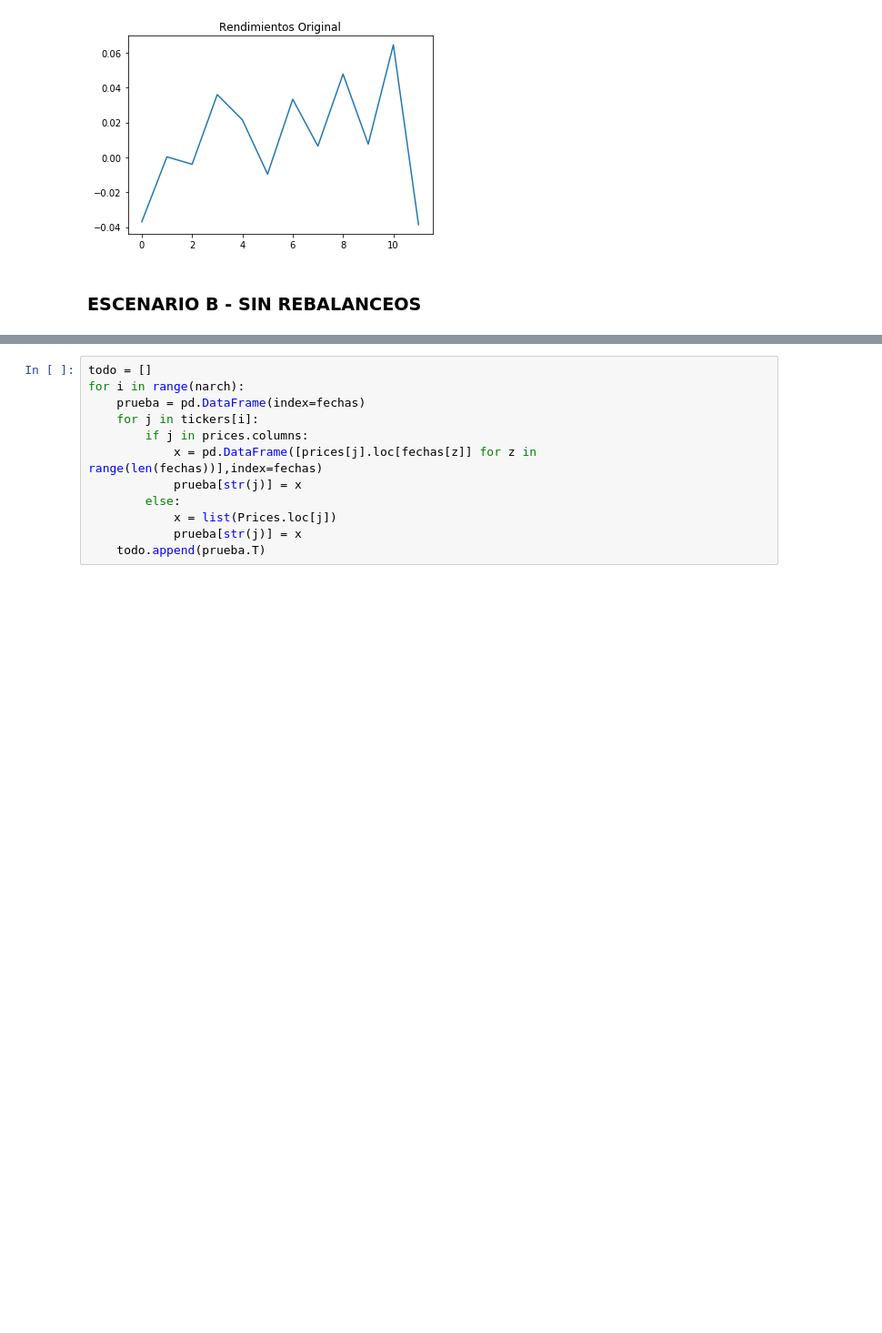
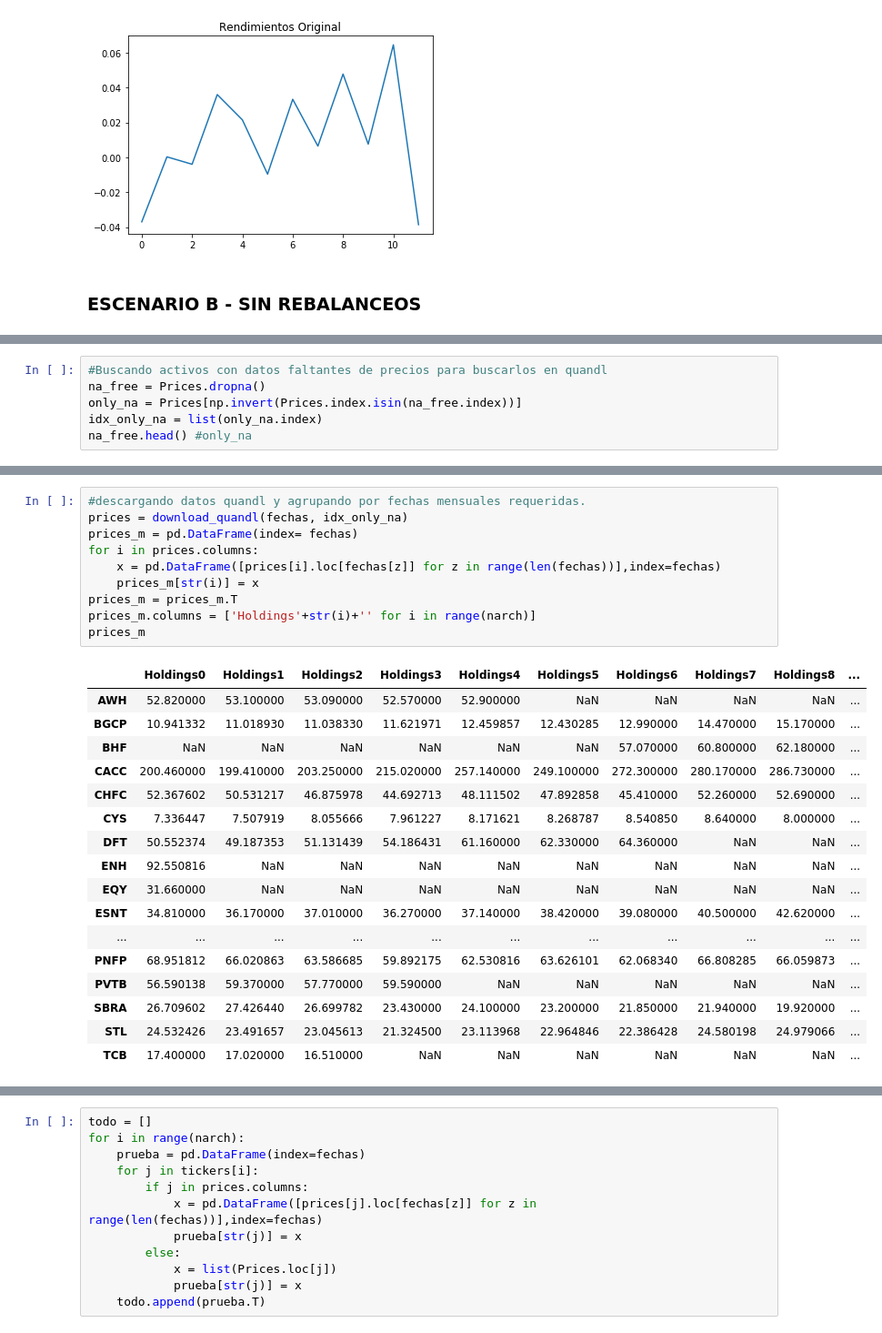
Before and after one commit to Marisolcantarero95/TRADING, a Jupyter notebook: Lab1_EqA/A_myst_Laboratorio1.ipynb, the cells around one changed output, grey strips where cells are left out. Shown at 91% size. Cells and saved outputs as stored; diff of their text form; blank space fills up the shorter version.

```diff
--- a/Lab1_EqA/A_myst_Laboratorio1.ipynb
+++ b/Lab1_EqA/A_myst_Laboratorio1.ipynb
@@ -195,0 +190,6 @@ ConnectionError: HTTPSConnectionPool(host='www.quandl.com', port=443): Max retri
+# %%
+#Buscando activos con datos faltantes de precios para buscarlos en quandl
+na_free = Prices.dropna()
+only_na = Prices[np.invert(Prices.index.isin(na_free.index))]
+idx_only_na = list(only_na.index)
+na_free.head() #only_na
@@ -195,0 +203,28 @@ ConnectionError: HTTPSConnectionPool(host='www.quandl.com', port=443): Max retri
+# %%
+#descargando datos quandl y agrupando por fechas mensuales requeridas.
+prices = download_quandl(fechas, idx_only_na)
+prices_m = pd.DataFrame(index= fechas)
+for i in prices.columns:
+    x = pd.DataFrame([prices[i].loc[fechas[z]] for z in range(len(fechas))],index=fechas)
+    prices_m[str(i)] = x
+prices_m = prices_m.T
+prices_m.columns = ['Holdings'+str(i)+'' for i in range(narch)]
+prices_m
+# %% [output]
+|  | Holdings0 | Holdings1 | Holdings2 | Holdings3 | Holdings4 | Holdings5 | Holdings6 | Holdings7 | Holdings8 | ... |
+| AWH | 52.820000 | 53.100000 | 53.090000 | 52.570000 | 52.900000 | NaN | NaN | NaN | NaN | ... |
+| BGCP | 10.941332 | 11.018930 | 11.038330 | 11.621971 | 12.459857 | 12.430285 | 12.990000 | 14.470000 | 15.170000 | ... |
+| BHF | NaN | NaN | NaN | NaN | NaN | NaN | 57.070000 | 60.800000 | 62.180000 | ... |
+| CACC | 200.460000 | 199.410000 | 203.250000 | 215.020000 | 257.140000 | 249.100000 | 272.300000 | 280.170000 | 286.730000 | ... |
+| CHFC | 52.367602 | 50.531217 | 46.875978 | 44.692713 | 48.111502 | 47.892858 | 45.410000 | 52.260000 | 52.690000 | ... |
+| CYS | 7.336447 | 7.507919 | 8.055666 | 7.961227 | 8.171621 | 8.268787 | 8.540850 | 8.640000 | 8.000000 | ... |
+| DFT | 50.552374 | 49.187353 | 51.131439 | 54.186431 | 61.160000 | 62.330000 | 64.360000 | NaN | NaN | ... |
+| ENH | 92.550816 | NaN | NaN | NaN | NaN | NaN | NaN | NaN | NaN | ... |
+| EQY | 31.660000 | NaN | NaN | NaN | NaN | NaN | NaN | NaN | NaN | ... |
+| ESNT | 34.810000 | 36.170000 | 37.010000 | 36.270000 | 37.140000 | 38.420000 | 39.080000 | 40.500000 | 42.620000 | ... |
+| ... | ... | ... | ... | ... | ... | ... | ... | ... | ... | ... |
+| PNFP | 68.951812 | 66.020863 | 63.586685 | 59.892175 | 62.530816 | 63.626101 | 62.068340 | 66.808285 | 66.059873 | ... |
+| PVTB | 56.590138 | 59.370000 | 57.770000 | 59.590000 | NaN | NaN | NaN | NaN | NaN | ... |
+| SBRA | 26.709602 | 27.426440 | 26.699782 | 23.430000 | 24.100000 | 23.200000 | 21.850000 | 21.940000 | 19.920000 | ... |
+| STL | 24.532426 | 23.491657 | 23.045613 | 21.324500 | 23.113968 | 22.964846 | 22.386428 | 24.580198 | 24.979066 | ... |
+| TCB | 17.400000 | 17.020000 | 16.510000 | NaN | NaN | NaN | NaN | NaN | NaN | ... |
```
Also changed, not shown: parts of 14 cells of this notebook.
